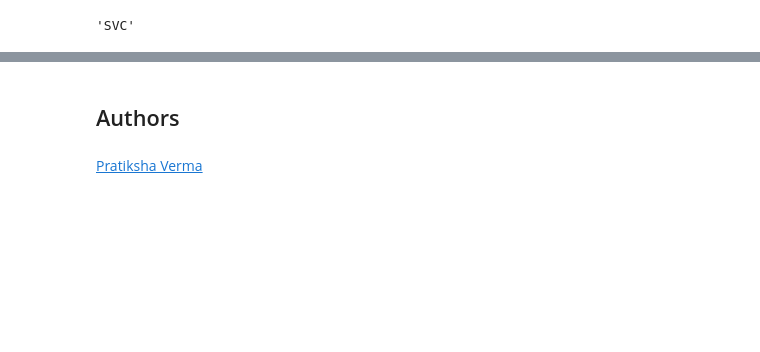
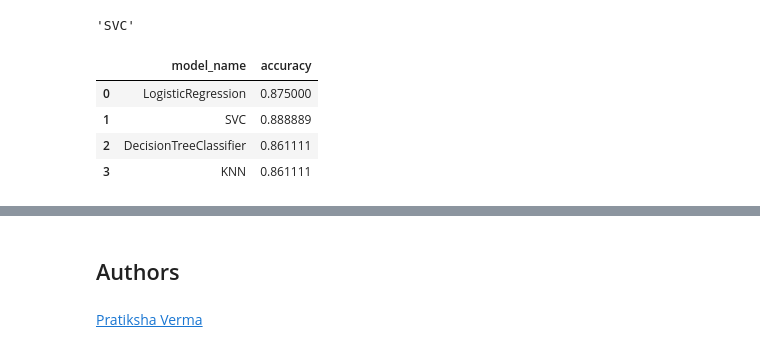
Before and after one commit to irfanavianto/IBM_DS_Course_-_applied_ds_capstone, a Jupyter notebook: 8_SpaceX-Machine-Learning-Prediction-Part-5.ipynb, the cells around one changed output, grey strips where cells are left out. Saved outputs shown, nothing was run; the diff lists cells and outputs as text; code cells hidden in the pictures; blank space fills up the shorter version.

```diff
--- a/SpaceX-Machine-Learning-Prediction-Part-5.ipynb
+++ b/8_SpaceX-Machine-Learning-Prediction-Part-5.ipynb
@@ -359,3 +359,18 @@ all_models
 max(all_models, key=all_models.get)
 # %% [output]
 'SVC'
+# %%
+accuracy_data = [
+	{'model_name': 'LogisticRegression', 'accuracy': logreg_cv.score(X_train, Y_train)},
+	{'model_name': 'SVC', 'accuracy': svm_cv.score(X_train, Y_train)},
+	{'model_name': 'DecisionTreeClassifier', 'accuracy': tree_cv.score(X_train, Y_train)},
+	{'model_name': 'KNN', 'accuracy': knn_cv.score(X_train, Y_train)}
+]
+df_model_acc = pd.DataFrame(accuracy_data)
+df_model_acc
+# %% [output]
+|  | model_name | accuracy |
+| 0 | LogisticRegression | 0.875000 |
+| 1 | SVC | 0.888889 |
+| 2 | DecisionTreeClassifier | 0.861111 |
+| 3 | KNN | 0.861111 |
```
Also changed, not shown: parts of 6 cells of this notebook, 1 other file.
